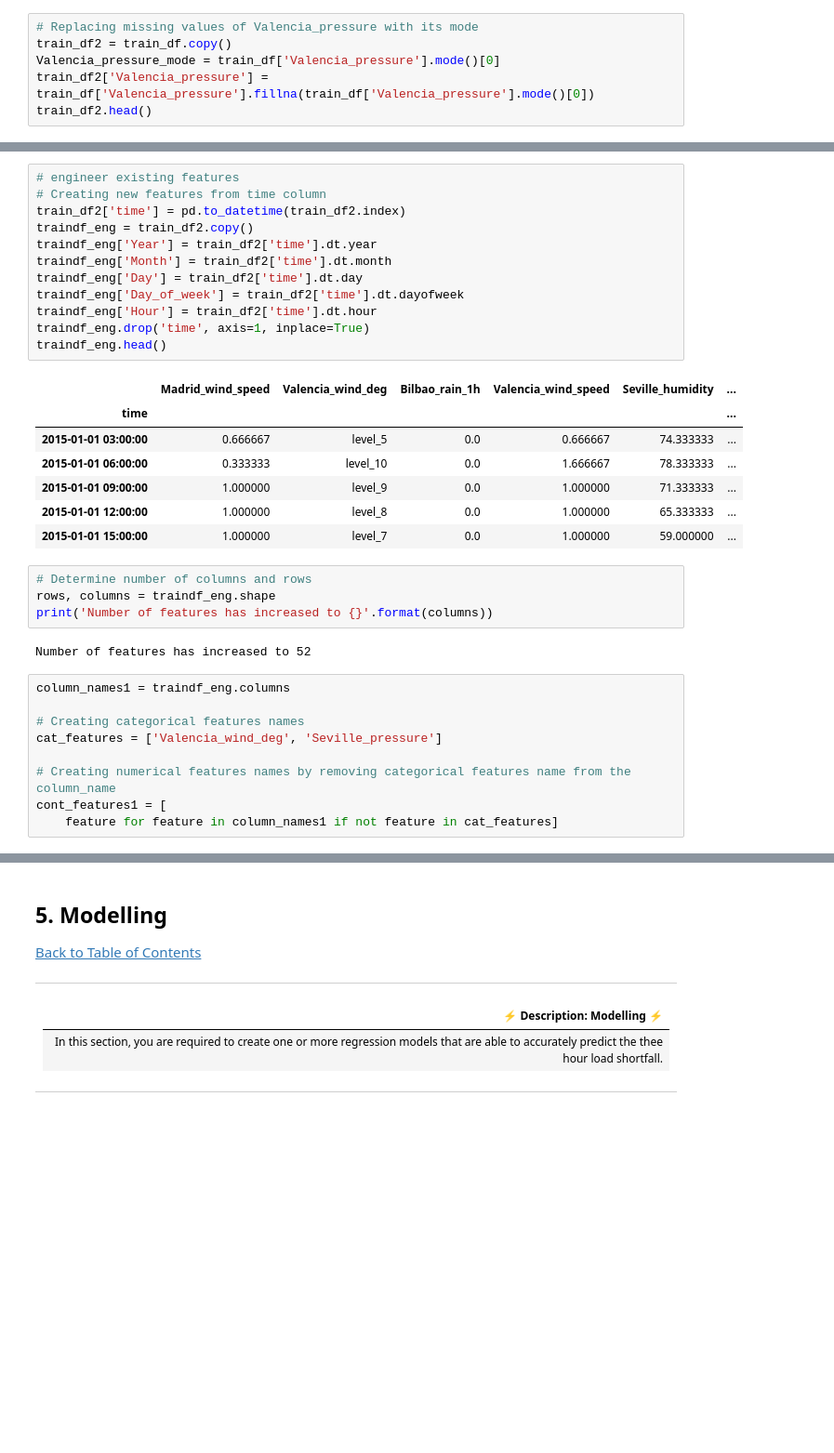
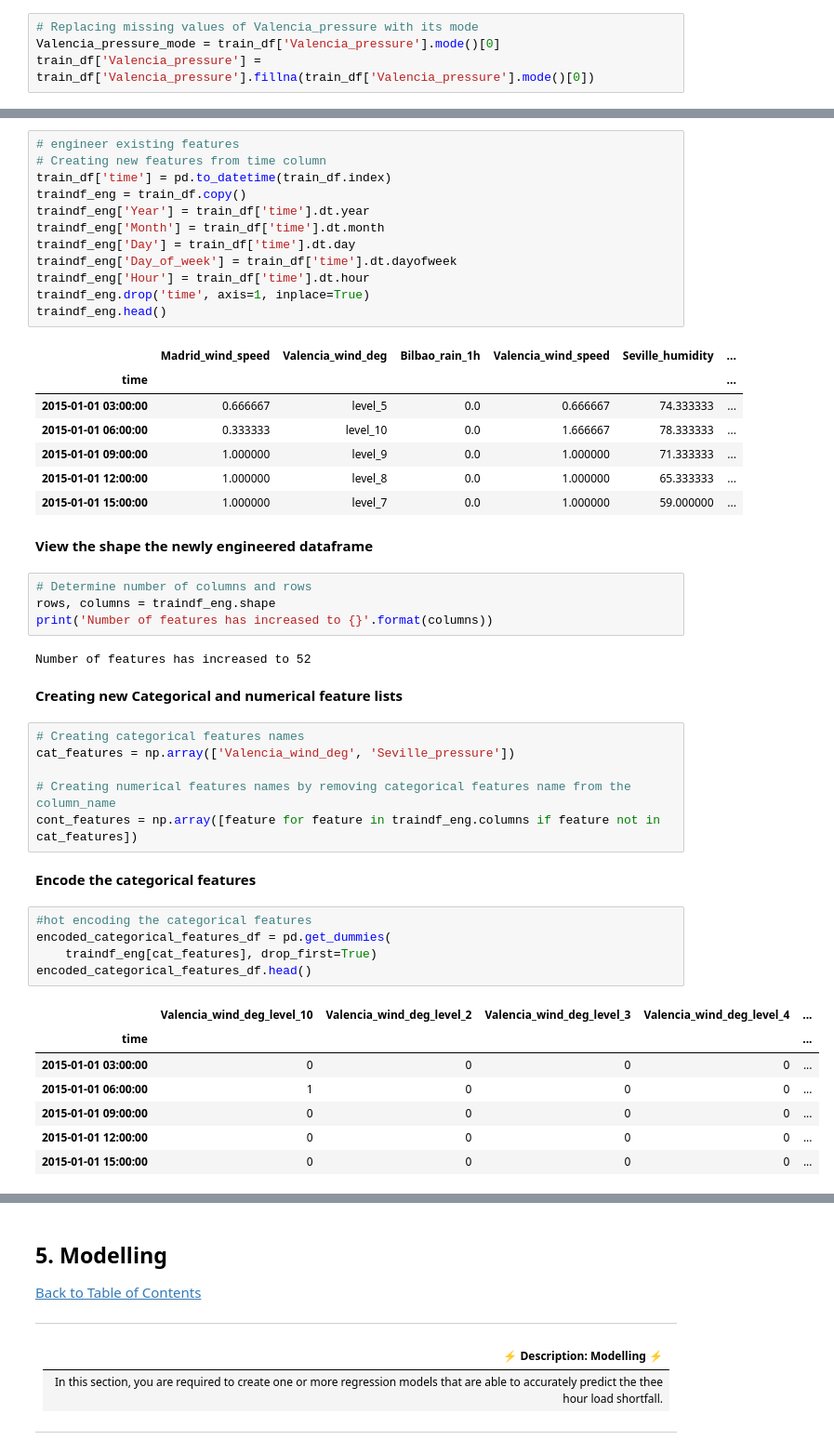
Before and after one commit to ObengKojo23/Team_nm1_WakandaAfrica, a Jupyter notebook: starter-notebook.ipynb, the cells around one changed output, grey strips where cells are left out. Shown at 93% size. Drawn from its saved outputs; the diff is of its cells as text; blank space fills up the shorter version.

```diff
--- a/starter-notebook.ipynb
+++ b/starter-notebook.ipynb
@@ -433,7 +446,5 @@ round(train_df['Valencia_pressure'].isnull().sum()/train_df.shape[0]*100,2)
 ***
 # %%
 # Replacing missing values of Valencia_pressure with its mode
-train_df2 = train_df.copy()
 Valencia_pressure_mode = train_df['Valencia_pressure'].mode()[0]
-train_df2['Valencia_pressure'] = train_df['Valencia_pressure'].fillna(train_df['Valencia_pressure'].mode()[0])
-train_df2.head()
+train_df['Valencia_pressure'] = train_df['Valencia_pressure'].fillna(train_df['Valencia_pressure'].mode()[0])
@@ -533,13 +540,13 @@ plt.show()
 # %%
 # engineer existing features
 # Creating new features from time column
-train_df2['time'] = pd.to_datetime(train_df2.index)
-traindf_eng = train_df2.copy()
-traindf_eng['Year'] = train_df2['time'].dt.year
-traindf_eng['Month'] = train_df2['time'].dt.month
-traindf_eng['Day'] = train_df2['time'].dt.day
-traindf_eng['Day_of_week'] = train_df2['time'].dt.dayofweek
-traindf_eng['Hour'] = train_df2['time'].dt.hour
+train_df['time'] = pd.to_datetime(train_df.index)
+traindf_eng = train_df.copy()
+traindf_eng['Year'] = train_df['time'].dt.year
+traindf_eng['Month'] = train_df['time'].dt.month
+traindf_eng['Day'] = train_df['time'].dt.day
+traindf_eng['Day_of_week'] = train_df['time'].dt.dayofweek
+traindf_eng['Hour'] = train_df['time'].dt.hour
 traindf_eng.drop('time', axis=1, inplace=True)
 traindf_eng.head()
 # %% [output]
@@ -550,18 +557,34 @@ traindf_eng.head()
 | 2015-01-01 09:00:00 | 1.000000 | level_9 | 0.0 | 1.000000 | 71.333333 | ... |
 | 2015-01-01 12:00:00 | 1.000000 | level_8 | 0.0 | 1.000000 | 65.333333 | ... |
 | 2015-01-01 15:00:00 | 1.000000 | level_7 | 0.0 | 1.000000 | 59.000000 | ... |
+# %% [markdown]
+**View the shape the newly engineered dataframe**
 # %%
 # Determine number of columns and rows
 rows, columns = traindf_eng.shape
 print('Number of features has increased to {}'.format(columns))
 # %% [output]
 Number of features has increased to 52
+# %% [markdown]
+**Creating new Categorical and numerical feature lists**
 # %%
-column_names1 = traindf_eng.columns
-
 # Creating categorical features names
-cat_features = ['Valencia_wind_deg', 'Seville_pressure']
+cat_features = np.array(['Valencia_wind_deg', 'Seville_pressure'])
 
 # Creating numerical features names by removing categorical features name from the column_name
-cont_features1 = [
-    feature for feature in column_names1 if not feature in cat_features]
+cont_features = np.array([feature for feature in traindf_eng.columns if feature not in cat_features])
+# %% [markdown]
+**Encode the categorical features**
+# %%
+#hot encoding the categorical features
+encoded_categorical_features_df = pd.get_dummies(
+    traindf_eng[cat_features], drop_first=True)
+encoded_categorical_features_df.head()
+# %% [output]
+|  | Valencia_wind_deg_level_10 | Valencia_wind_deg_level_2 | Valencia_wind_deg_level_3 | Valencia_wind_deg_level_4 | ... |
+| time |  |  |  |  | ... |
+| 2015-01-01 03:00:00 | 0 | 0 | 0 | 0 | ... |
+| 2015-01-01 06:00:00 | 1 | 0 | 0 | 0 | ... |
+| 2015-01-01 09:00:00 | 0 | 0 | 0 | 0 | ... |
+| 2015-01-01 12:00:00 | 0 | 0 | 0 | 0 | ... |
+| 2015-01-01 15:00:00 | 0 | 0 | 0 | 0 | ... |
```
Also changed, not shown: parts of 93 cells of this notebook.
